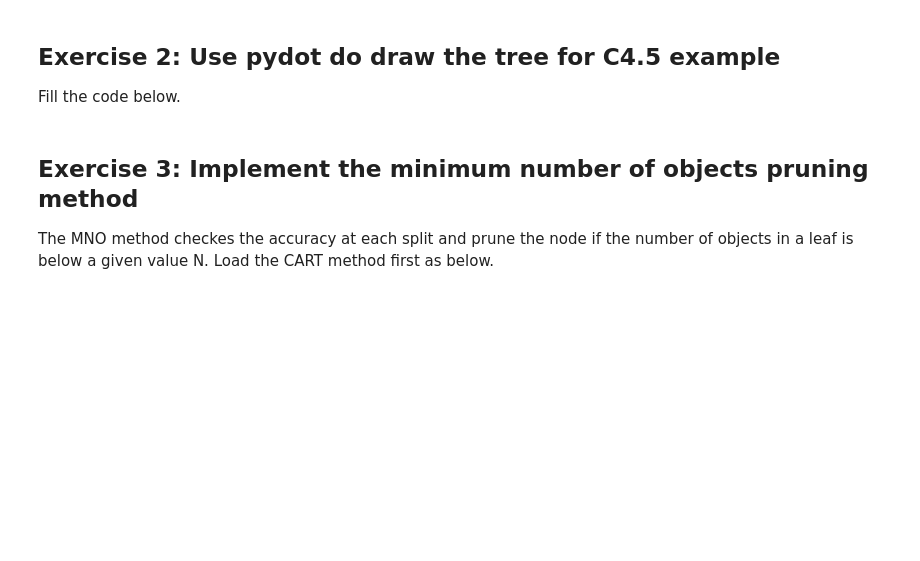
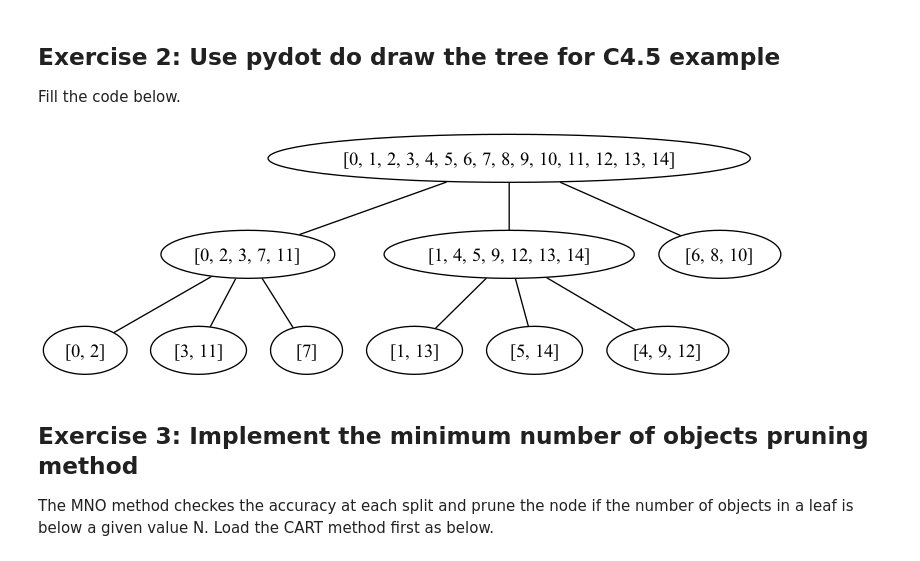
Before and after one commit to mawojcik/machine-learning, a Jupyter notebook: exercise3_decision_trees/055Decision_trees_Exercises.ipynb, the cells around one changed output. Drawn from its saved outputs; the diff is of its cells as text; code cells hidden in the pictures; blank space fills up the shorter version.

```diff
--- a/exercise3_decision_trees/055Decision_trees_Exercises.ipynb
+++ b/exercise3_decision_trees/055Decision_trees_Exercises.ipynb
@@ -284,14 +284,16 @@ Fill the code below.
 # %%
 def plot_tree(split_history):
     tree = pydot.Dot(graph_type='graph')
     for split in split_history:
-        # fill the gap
+        new_edge = pydot.Edge(split[0], split[1])
+        tree.add_edge(new_edge)
     tree.write('c45_tree.png', format='png')
 
-plot_tree(split_history_cart)
 
-from IPython.display import Image
+plot_tree(split_history_c45)
 Image(filename='c45_tree.png')
+# %% [output]
+[figure, added]
 # %% [markdown]
 ## Exercise 3: Implement the minimum number of objects pruning method
 
```
